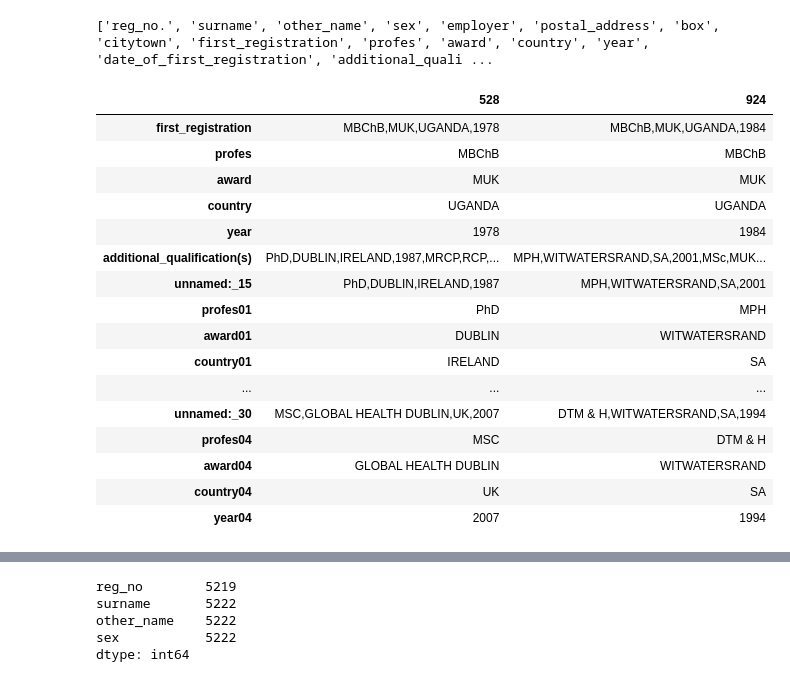
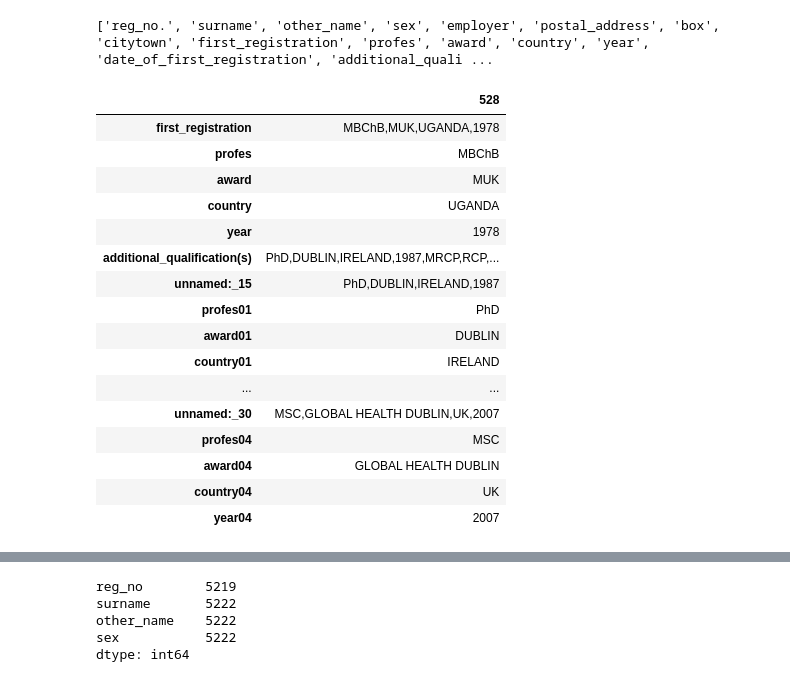
Before and after one commit to alexgoodell/uganda-model, a Jupyter notebook: model/py/uganda-model.ipynb, the cells around one changed output, grey strips where cells are left out. Cells and saved outputs as stored; diff of their text form; code cells hidden in the pictures.

```diff
--- a/model/py/uganda-model.ipynb
+++ b/model/py/uganda-model.ipynb
@@ -55,35 +67,35 @@ nprint(df.columns)
 # %%
 # Let's find what all these columns are for
 
 # Find all rows with null values in any column
 any_null = df.isnull().any(axis=1)
 
 # Find the inverse
 not_any_null = any_null.apply(lambda x: not x)
 
 # Print the columns of question for a few rows, (transformed then limited to ten cols, which are now rows)
 df[not_any_null][['first_registration', 'profes', 'award', 'country', 'year', 'additional_qualification(s)',
                   'unnamed:_15','profes01','award01','country01', 'year01','unnamed:_20', 'profes02','award02',
                   'country02','year02', 'unnamed:_25','profes03', 'award03','country03', 'year03', 'unnamed:_30',
-                  'profes04','award04', 'country04','year04' ]][:2].T
+                  'profes04','award04', 'country04','year04' ]][:1].T
 # %% [output]
-|  | 528 | 924 |
-| first_registration | MBChB,MUK,UGANDA,1978 | MBChB,MUK,UGANDA,1984 |
-| profes | MBChB | MBChB |
-| award | MUK | MUK |
-| country | UGANDA | UGANDA |
-| year | 1978 | 1984 |
-| additional_qualification(s) | PhD,DUBLIN,IRELAND,1987,MRCP,RCP,... | MPH,WITWATERSRAND,SA,2001,MSc,MUK... |
-| unnamed:_15 | PhD,DUBLIN,IRELAND,1987 | MPH,WITWATERSRAND,SA,2001 |
-| profes01 | PhD | MPH |
-| award01 | DUBLIN | WITWATERSRAND |
-| country01 | IRELAND | SA |
-| ... | ... | ... |
-| unnamed:_30 | MSC,GLOBAL HEALTH DUBLIN,UK,2007 | DTM & H,WITWATERSRAND,SA,1994 |
-| profes04 | MSC | DTM & H |
-| award04 | GLOBAL HEALTH DUBLIN | WITWATERSRAND |
-| country04 | UK | SA |
-| year04 | 2007 | 1994 |
+|  | 528 |
+| first_registration | MBChB,MUK,UGANDA,1978 |
+| profes | MBChB |
+| award | MUK |
+| country | UGANDA |
+| year | 1978 |
+| additional_qualification(s) | PhD,DUBLIN,IRELAND,1987,MRCP,RCP,... |
+| unnamed:_15 | PhD,DUBLIN,IRELAND,1987 |
+| profes01 | PhD |
+| award01 | DUBLIN |
+| country01 | IRELAND |
+| ... | ... |
+| unnamed:_30 | MSC,GLOBAL HEALTH DUBLIN,UK,2007 |
+| profes04 | MSC |
+| award04 | GLOBAL HEALTH DUBLIN |
+| country04 | UK |
+| year04 | 2007 |
 # %%
 # Rename columns to more useful
 df = df.rename(columns={
```
Also changed, not shown: parts of 11 cells of this notebook.
